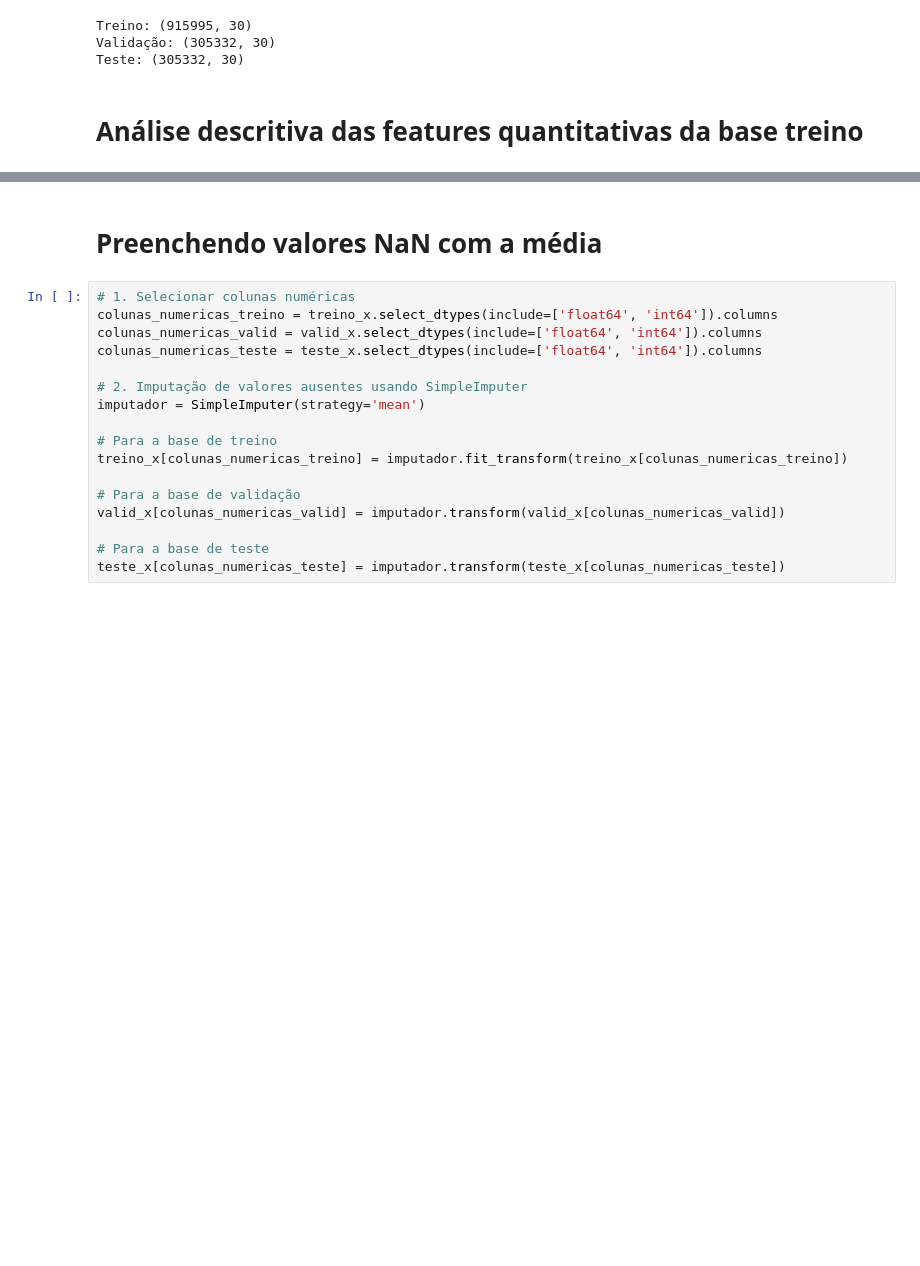
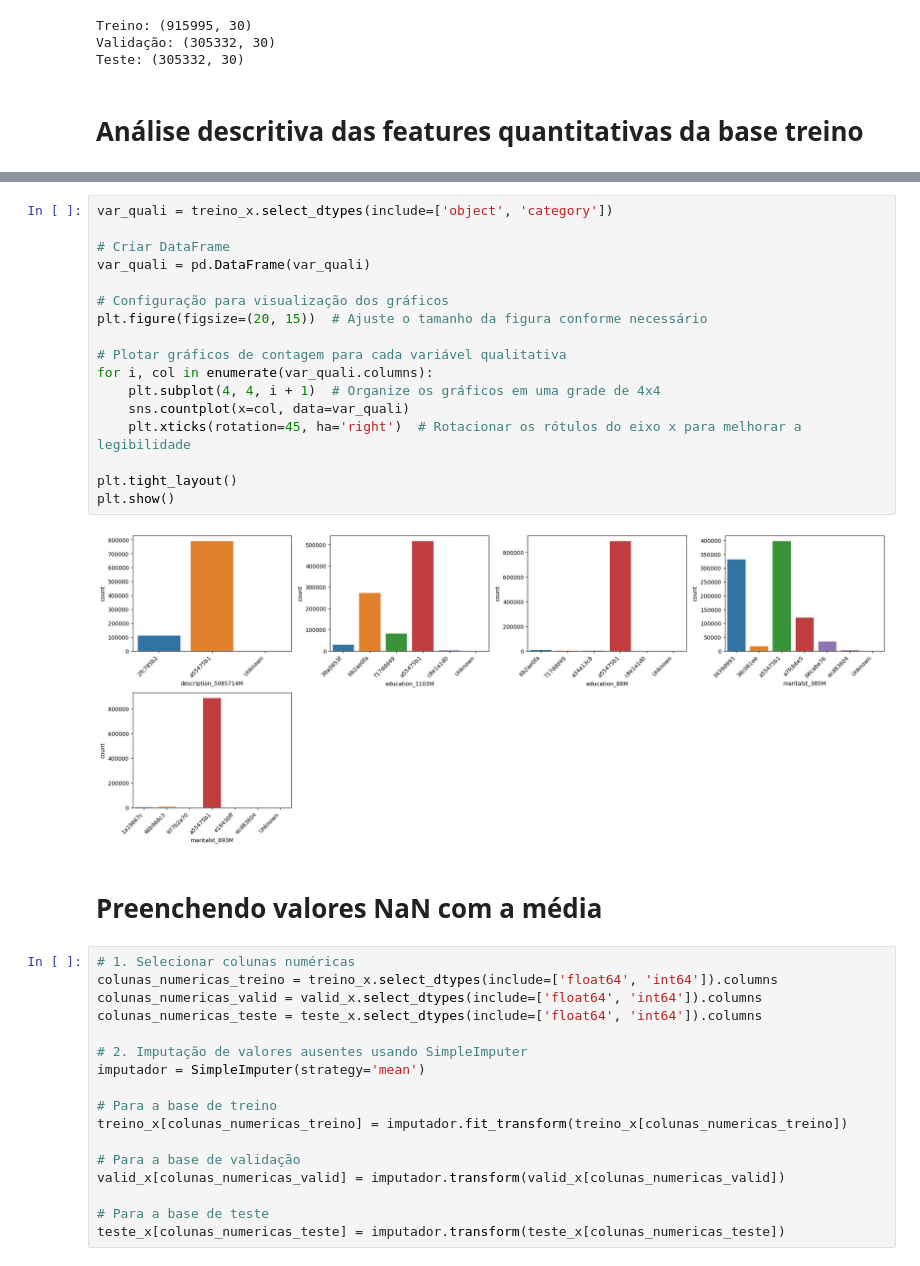
Before and after one commit to jrodrigotico/MBA-USP-ESALQ---TCC, a Jupyter notebook: debug.ipynb, the cells around one changed output, grey strips where cells are left out. Drawn from its saved outputs; the diff is of its cells as text; blank space fills up the shorter version.

```diff
--- a/debug.ipynb
+++ b/debug.ipynb
@@ -351,3 +350,22 @@ var_quali.describe() # 13 variaveis qualitativas
+# %%
+var_quali = treino_x.select_dtypes(include=['object', 'category'])
+
+# Criar DataFrame
+var_quali = pd.DataFrame(var_quali)
+
+# Configuração para visualização dos gráficos
+plt.figure(figsize=(20, 15))  # Ajuste o tamanho da figura conforme necessário
+
+# Plotar gráficos de contagem para cada variável qualitativa
+for i, col in enumerate(var_quali.columns):
+    plt.subplot(4, 4, i + 1)  # Organize os gráficos em uma grade de 4x4
+    sns.countplot(x=col, data=var_quali)
+    plt.xticks(rotation=45, ha='right')  # Rotacionar os rótulos do eixo x para melhorar a legibilidade
+
+plt.tight_layout()
+plt.show()
+# %% [output]
+[figure, added]
 # %% [markdown]
 # Preenchendo valores NaN com a média
 # %%
```
Also changed, not shown: parts of 5 cells of this notebook.
